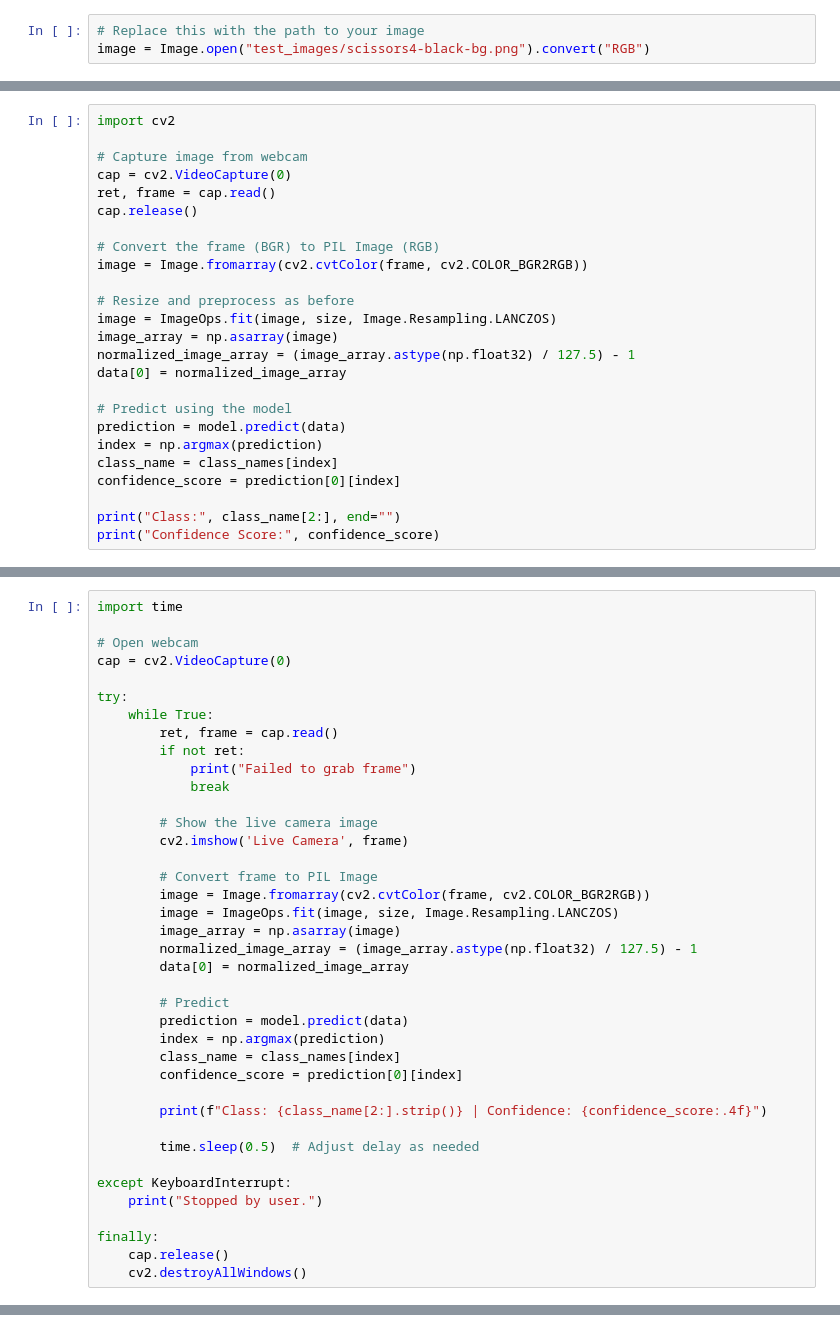
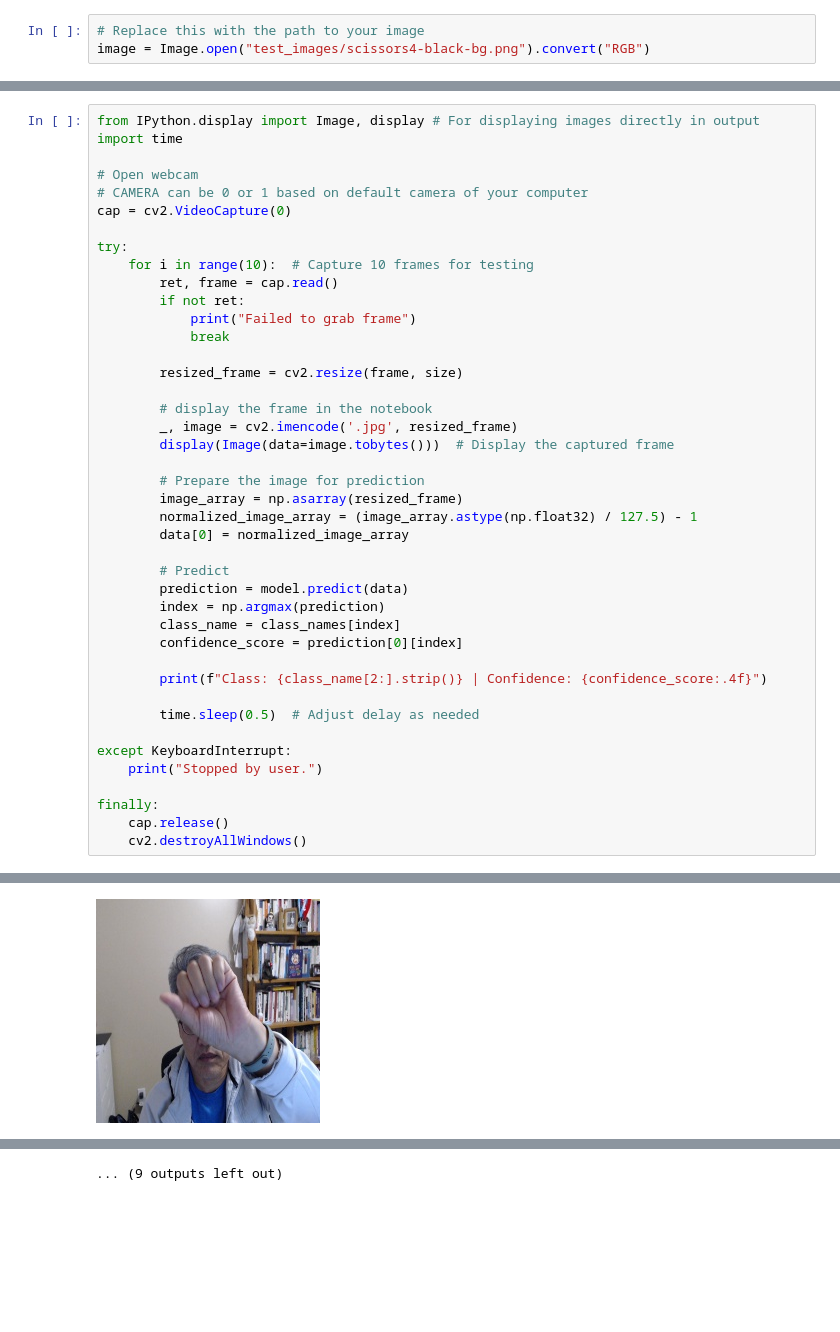
Before and after one commit to jrkwon/ece5831-2025-code, a Jupyter notebook: 05/teachable/teachable.ipynb, the cells around one changed output, grey strips where cells are left out. Cells and saved outputs as stored; diff of their text form; blank space fills up the shorter version.

```diff
--- a/05/teachable/teachable.ipynb
+++ b/05/teachable/teachable.ipynb
@@ -66,25 +111,0 @@ Confidence Score: 0.9982237
-# %%
-import cv2
-
-# Capture image from webcam
-cap = cv2.VideoCapture(0)
-ret, frame = cap.read()
-cap.release()
-
-# Convert the frame (BGR) to PIL Image (RGB)
-image = Image.fromarray(cv2.cvtColor(frame, cv2.COLOR_BGR2RGB))
-
-# Resize and preprocess as before
-image = ImageOps.fit(image, size, Image.Resampling.LANCZOS)
-image_array = np.asarray(image)
-normalized_image_array = (image_array.astype(np.float32) / 127.5) - 1
-data[0] = normalized_image_array
-
-# Predict using the model
-prediction = model.predict(data)
-index = np.argmax(prediction)
-class_name = class_names[index]
-confidence_score = prediction[0][index]
-
-print("Class:", class_name[2:], end="")
-print("Confidence Score:", confidence_score)
@@ -96,23 +118,26 @@ Confidence Score: 0.9999759
 # %%
+from IPython.display import Image, display # For displaying images directly in output
 import time
 
 # Open webcam
+# CAMERA can be 0 or 1 based on default camera of your computer
 cap = cv2.VideoCapture(0)
 
 try:
-    while True:
+    for i in range(10):  # Capture 10 frames for testing
         ret, frame = cap.read()
         if not ret:
             print("Failed to grab frame")
             break
 
-        # Show the live camera image
-        cv2.imshow('Live Camera', frame)
+        resized_frame = cv2.resize(frame, size)
 
-        # Convert frame to PIL Image
-        image = Image.fromarray(cv2.cvtColor(frame, cv2.COLOR_BGR2RGB))
-        image = ImageOps.fit(image, size, Image.Resampling.LANCZOS)
-        image_array = np.asarray(image)
+        # display the frame in the notebook
+        _, image = cv2.imencode('.jpg', resized_frame)
+        display(Image(data=image.tobytes()))  # Display the captured frame
+
+        # Prepare the image for prediction
+        image_array = np.asarray(resized_frame)
         normalized_image_array = (image_array.astype(np.float32) / 127.5) - 1
         data[0] = normalized_image_array
 
@@ -136,0 +162 @@ finally:
+[figure, added]
@@ -153,0 +178 @@ Stopped by user.
+... (9 outputs left out)
```
Also changed, not shown: parts of 31 cells of this notebook, 4 other files.
